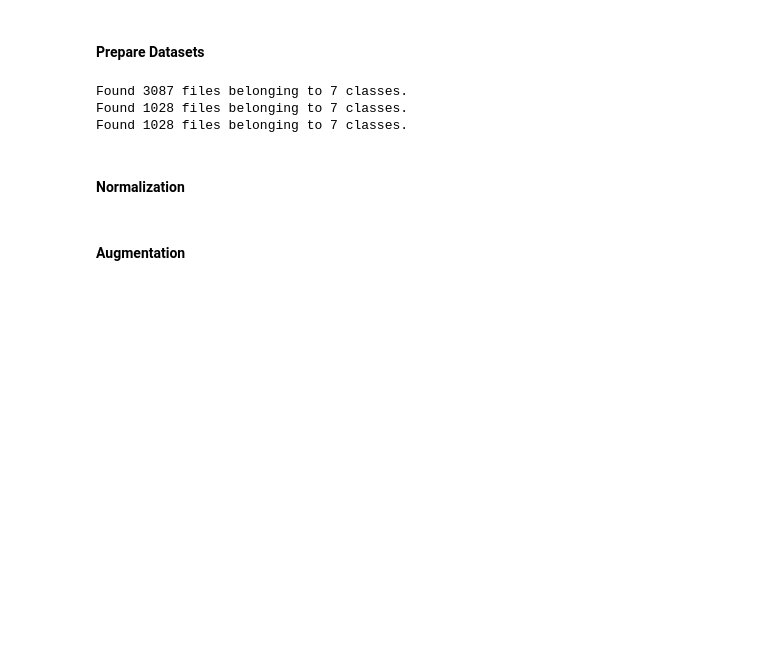
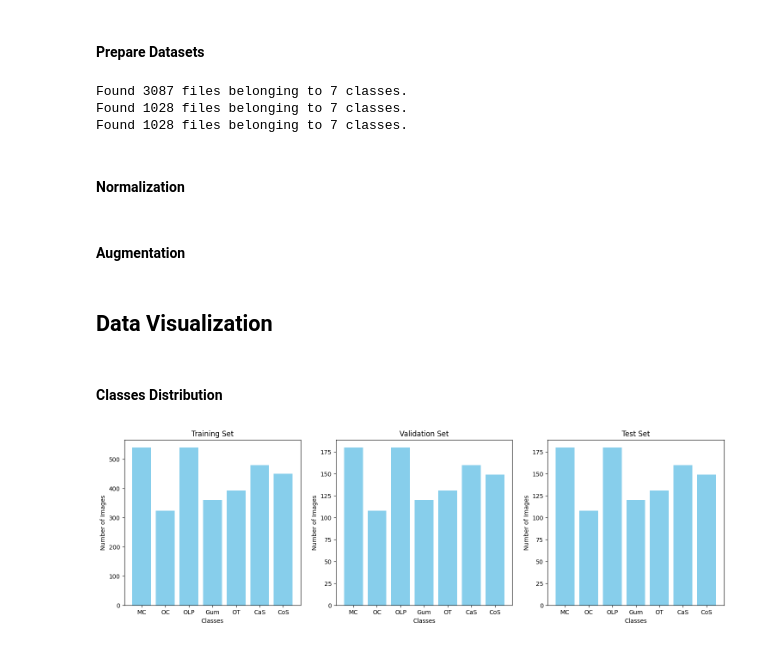
Before and after one commit to omarfathyz8/Teeth-Classification, a Jupyter notebook: TeethClassification.ipynb, the cells around one changed output. Saved outputs shown, nothing was run; the diff lists cells and outputs as text; code cells hidden in the pictures; blank space fills up the shorter version.

Commit message:
Data Visualization

```diff
--- a/TeethClassification.ipynb
+++ b/TeethClassification.ipynb
@@ -119,3 +119,35 @@ data_augmentation = tf.keras.Sequential([
 # %%
 # Apply augmentation only on the training dataset
 train_ds = train_ds.map(lambda x, y: (data_augmentation(x, training=True), y))
+# %% [markdown]
+## Data Visualization
+# %% [markdown]
+#### Classes Distribution
+# %%
+def count_images_per_class(directory):
+    counts = {}
+    for cls in os.listdir(directory):
+        cls_path = os.path.join(directory, cls)
+        if os.path.isdir(cls_path):   # only count folders
+            counts[cls] = len(os.listdir(cls_path))
+    return counts
+
+# Count for each split
+train_counts = count_images_per_class(TRAIN_DIR)
+val_counts   = count_images_per_class(VAL_DIR)
+test_counts  = count_images_per_class(TEST_DIR)
+
+# Plotting
+fig, axes = plt.subplots(1, 3, figsize=(18, 5))
+
+for ax, counts, title in zip(axes,
+                             [train_counts, val_counts, test_counts],
+                             ["Training Set", "Validation Set", "Test Set"]):
+    ax.bar(counts.keys(), counts.values(), color="skyblue")
+    ax.set_title(title)
+    ax.set_xlabel("Classes")
+    ax.set_ylabel("Number of Images")
+
+plt.show()
+# %% [output]
+[figure, added]
```
Also changed, not shown: parts of 2 cells of this notebook.
